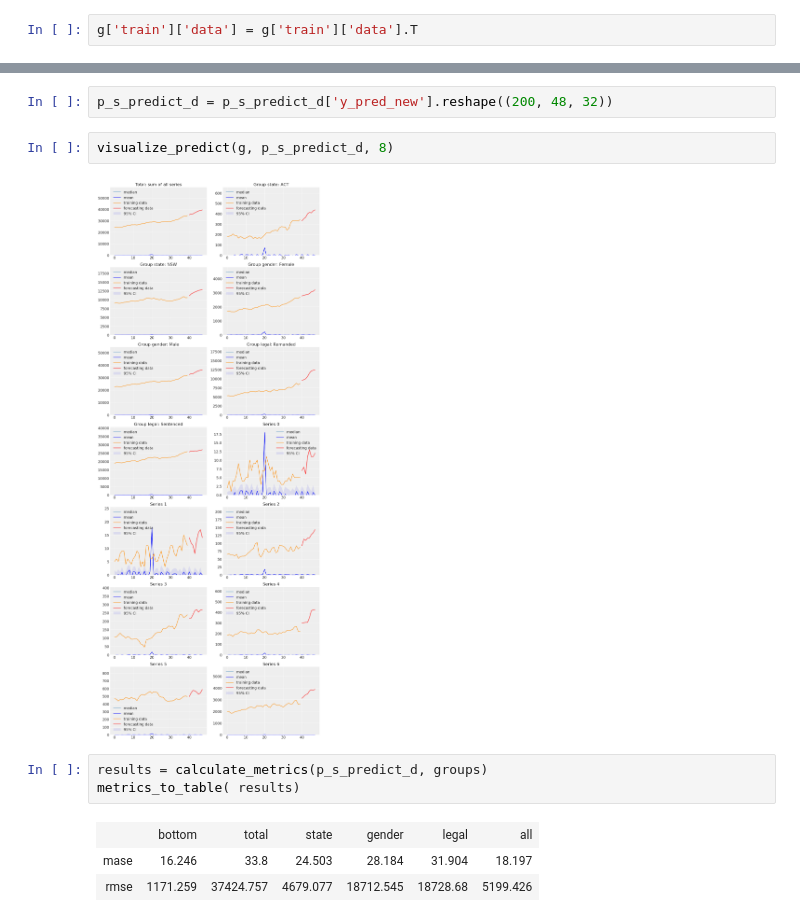
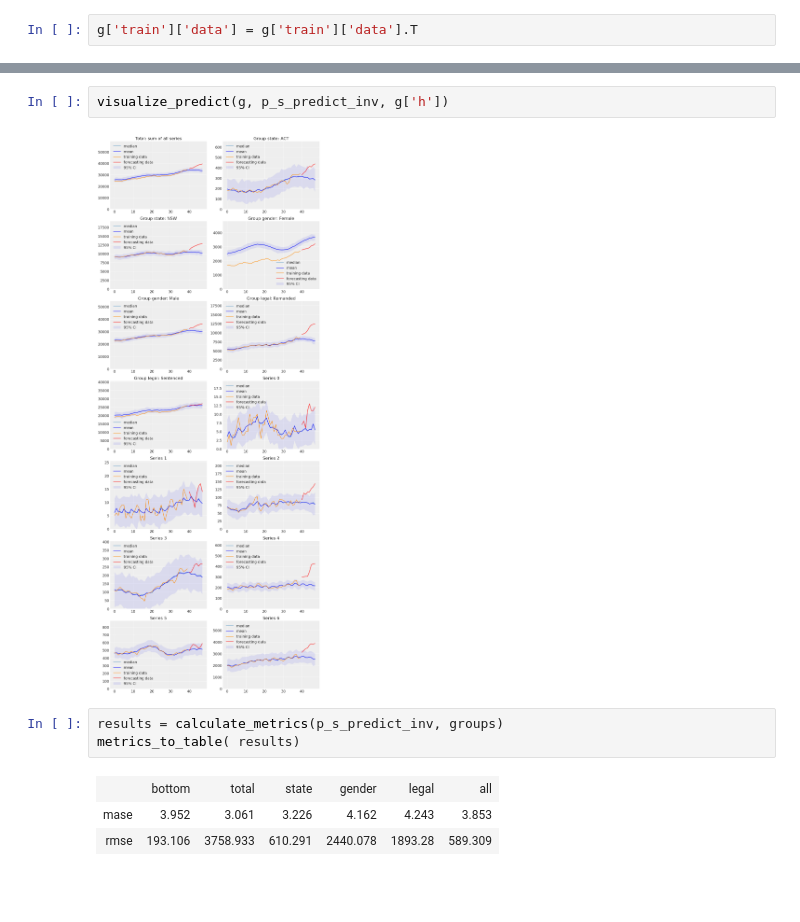
Before and after one commit to luisroque/hierarchical_ts_forecaster, a Jupyter notebook: notebooks/Running one GP per series - dataset prison.ipynb, the cells around one changed output, grey strips where cells are left out. Drawn from its saved outputs; the diff is of its cells as text; blank space fills up the shorter version.

```diff
--- a/notebooks/Running one GP per series - dataset prison.ipynb
+++ b/notebooks/Running one GP per series - dataset prison.ipynb
@@ -245,13 +222,11 @@ p_s_predict_d
-# %%
-p_s_predict_d = p_s_predict_d['y_pred_new'].reshape((200, 48, 32))
-# %%
-visualize_predict(g, p_s_predict_d, 8)
-# %% [output]
-[figure, removed]
+# %%
+visualize_predict(g, p_s_predict_inv, g['h'])
+# %% [output]
+[figure, added]
 # %%
-results = calculate_metrics(p_s_predict_d, groups)
+results = calculate_metrics(p_s_predict_inv, groups)
 metrics_to_table( results)
 # %% [output]
 |  | bottom | total | state | gender | legal | all |
-| mase | 16.246 | 33.8 | 24.503 | 28.184 | 31.904 | 18.197 |
-| rmse | 1171.259 | 37424.757 | 4679.077 | 18712.545 | 18728.68 | 5199.426 |
+| mase | 3.952 | 3.061 | 3.226 | 4.162 | 4.243 | 3.853 |
+| rmse | 193.106 | 3758.933 | 610.291 | 2440.078 | 1893.28 | 589.309 |
```
Also changed, not shown: parts of 12 cells of this notebook, 1 other file.
